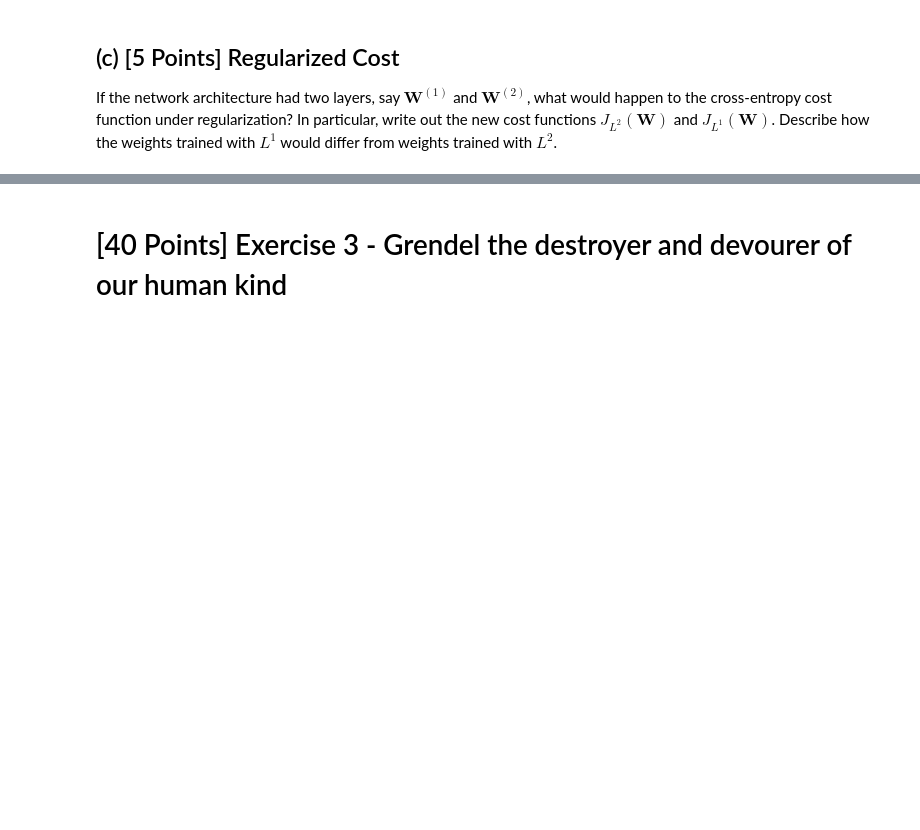
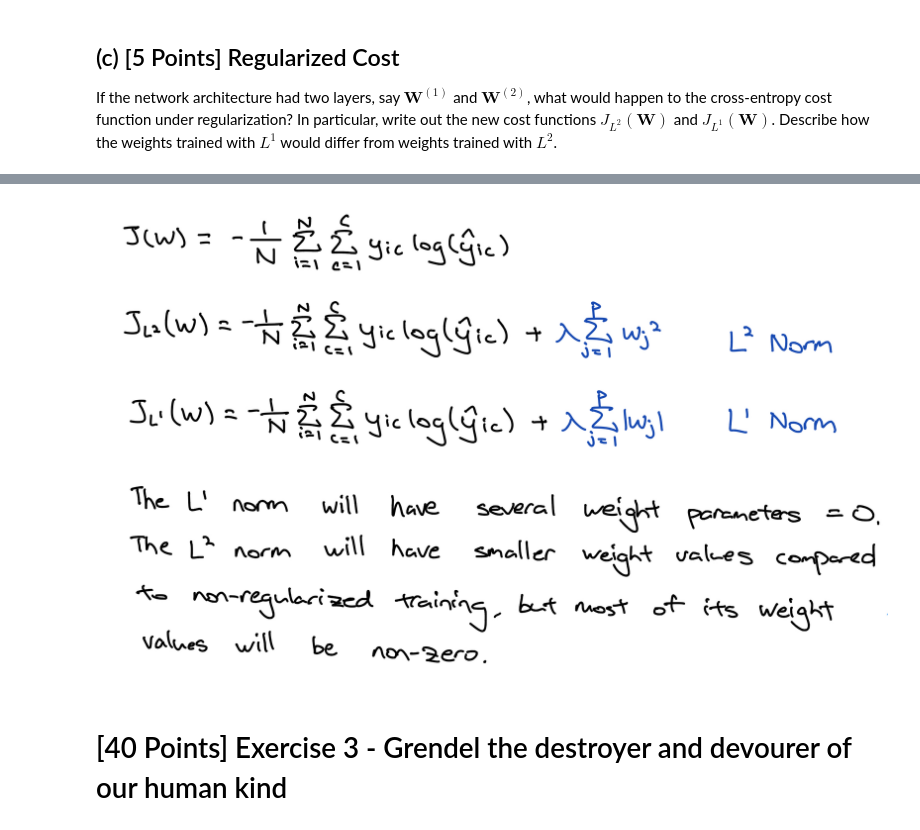
Before and after one commit to icarusoars/STAT430---Deep-Learning, a Jupyter notebook: HW5/hw05-jingtao2.ipynb, the cells around one changed output, grey strips where cells are left out. Drawn from its saved outputs; the diff is of its cells as text; code cells hidden in the pictures; blank space fills up the shorter version.

```diff
--- a/HW5/hw05-jingtao2.ipynb
+++ b/HW5/hw05-jingtao2.ipynb
@@ -227,3 +276,7 @@ from IPython.display import Image
+# %%
+Image('/content/2-c.jpeg')
+# %% [output]
+[figure, added]
 # %% [markdown]
 # [40 Points] Exercise 3 - Grendel the destroyer and devourer of our human kind
 # %% [markdown]
```
Also changed, not shown: parts of 20 cells of this notebook.
